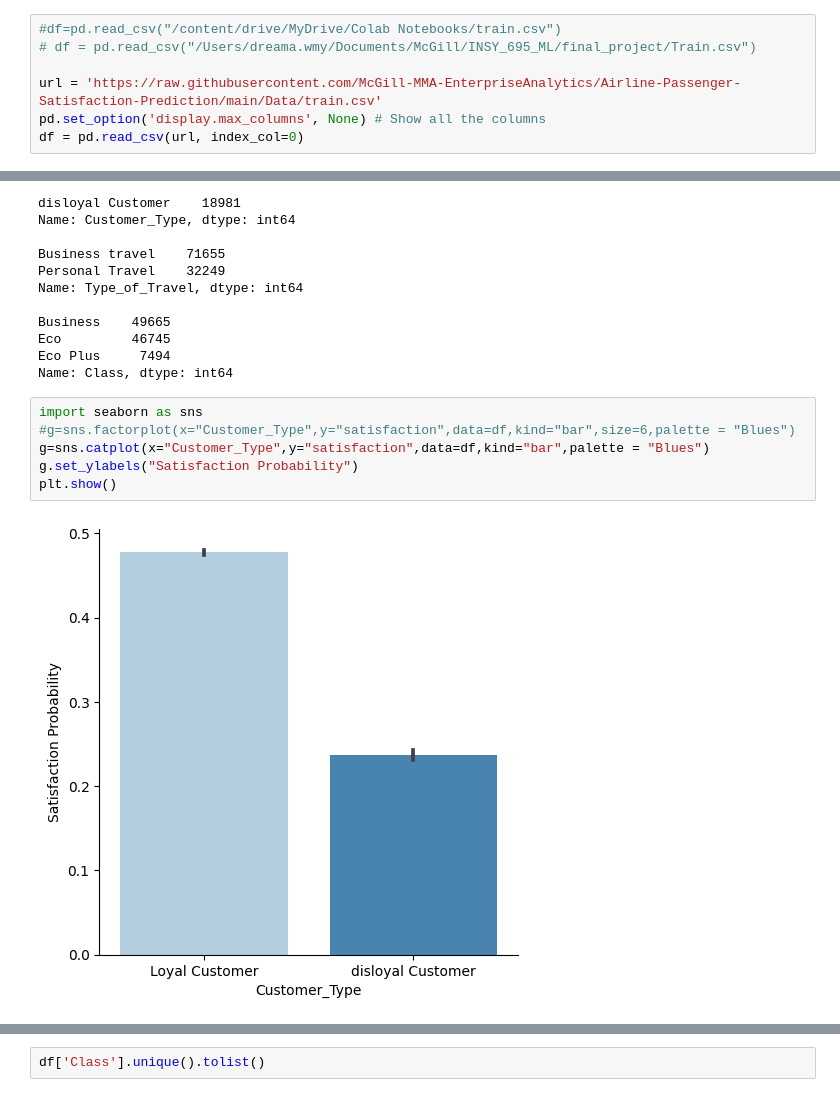
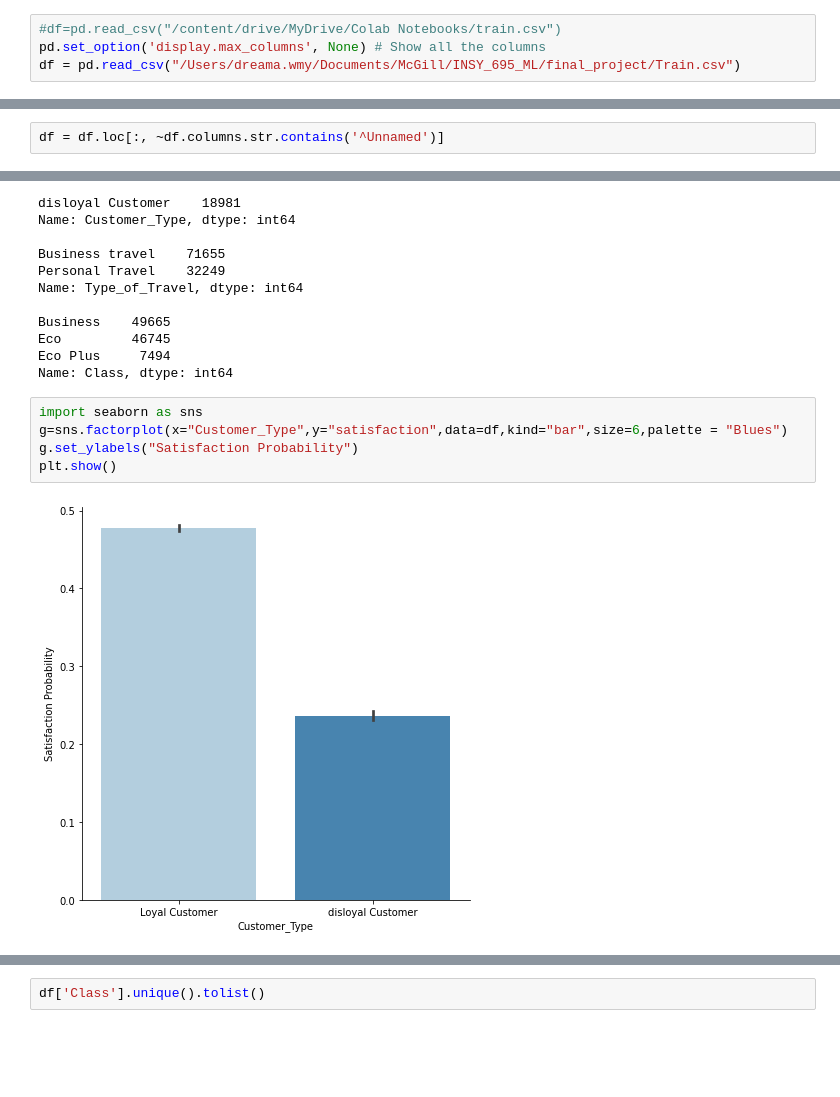
Before and after one commit to shanshanlao/Airline-Passenger-Satisfaction-Prediction, a Jupyter notebook: Code/Airline_data_Basic EDA.ipynb, the cells around one changed output, grey strips where cells are left out. Drawn from its saved outputs; the diff is of its cells as text; blank space fills up the shorter version.

```diff
--- a/Code/Airline_data_Basic EDA.ipynb
+++ b/Code/Airline_data_Basic EDA.ipynb
@@ -19,10 +9,7 @@ warnings.filterwarnings("ignore", category=DeprecationWarning)
 # %%
 #df=pd.read_csv("/content/drive/MyDrive/Colab Notebooks/train.csv")
-# df = pd.read_csv("/Users/dreama.wmy/Documents/McGill/INSY_695_ML/final_project/Train.csv")
-
-url = 'https://raw.githubusercontent.com/McGill-MMA-EnterpriseAnalytics/Airline-Passenger-Satisfaction-Prediction/main/Data/train.csv'
 pd.set_option('display.max_columns', None) # Show all the columns
-df = pd.read_csv(url, index_col=0)
+df = pd.read_csv("/Users/dreama.wmy/Documents/McGill/INSY_695_ML/final_project/Train.csv")
 # %%
 df.head(5)
 # %% [output]
@@ -50,0 +34,2 @@ Check the data types
+# %%
+df = df.loc[:, ~df.columns.str.contains('^Unnamed')]
@@ -274,11 +172,10 @@ Eco Plus     7494
 Name: Class, dtype: int64
 # %%
 import seaborn as sns
-#g=sns.factorplot(x="Customer_Type",y="satisfaction",data=df,kind="bar",size=6,palette = "Blues")
-g=sns.catplot(x="Customer_Type",y="satisfaction",data=df,kind="bar",palette = "Blues")
+g=sns.factorplot(x="Customer_Type",y="satisfaction",data=df,kind="bar",size=6,palette = "Blues")
 g.set_ylabels("Satisfaction Probability")
 plt.show()
 # %% [output]
-[figure, old version]
+[figure, new version]
 # %%
 with sns.axes_style('white'):
```
Also changed, not shown: parts of 80 cells of this notebook.
